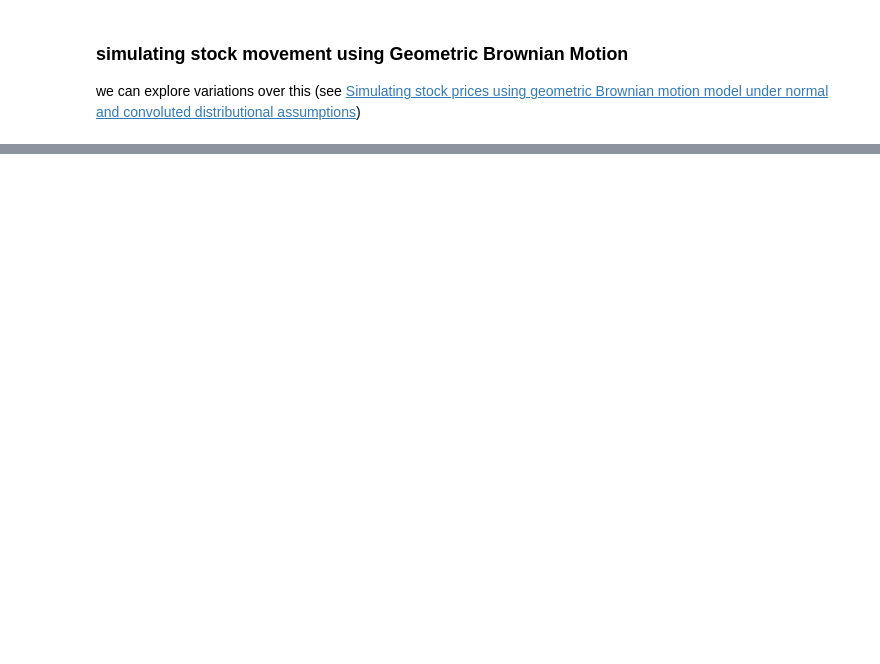
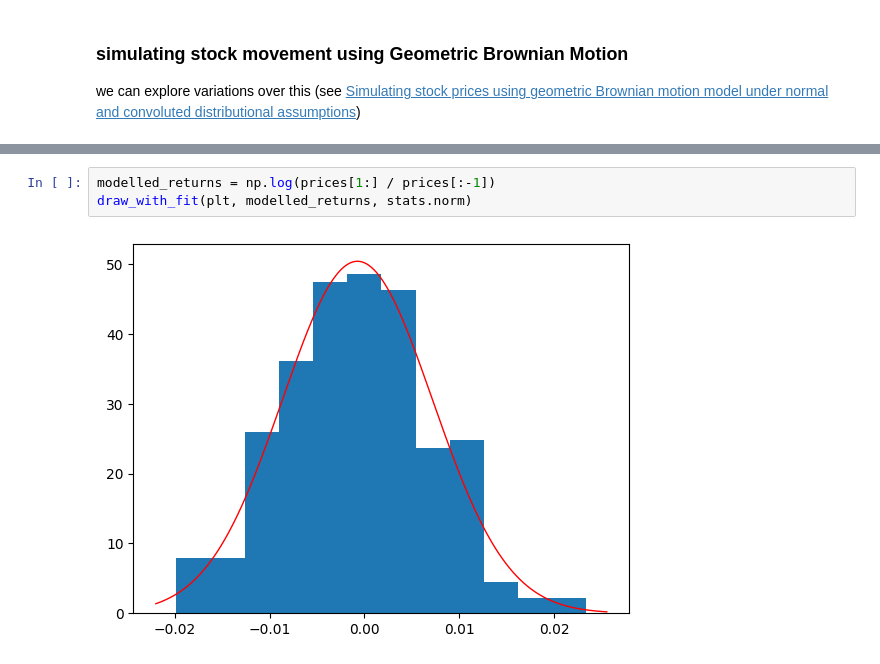
Before and after one commit to borishangh/ml_vs_baseline_reits, a Jupyter notebook: modelling_movement.ipynb, the cells around one changed output, grey strips where cells are left out. Drawn from its saved outputs; the diff is of its cells as text; blank space fills up the shorter version.

```diff
--- a/modelling_movement.ipynb
+++ b/modelling_movement.ipynb
@@ -50,3 +63,8 @@ MAPE: 9.153 %
+# %%
+modelled_returns = np.log(prices[1:] / prices[:-1])
+draw_with_fit(plt, modelled_returns, stats.norm)
+# %% [output]
+[figure, added]
 # %%
 N = 50
 # dates = pd.bdate_range(start=df.Date.iloc[-1] + pd.Timedelta(days=1),periods=N)
```
Also changed, not shown: parts of 14 cells of this notebook, 3 other files.
